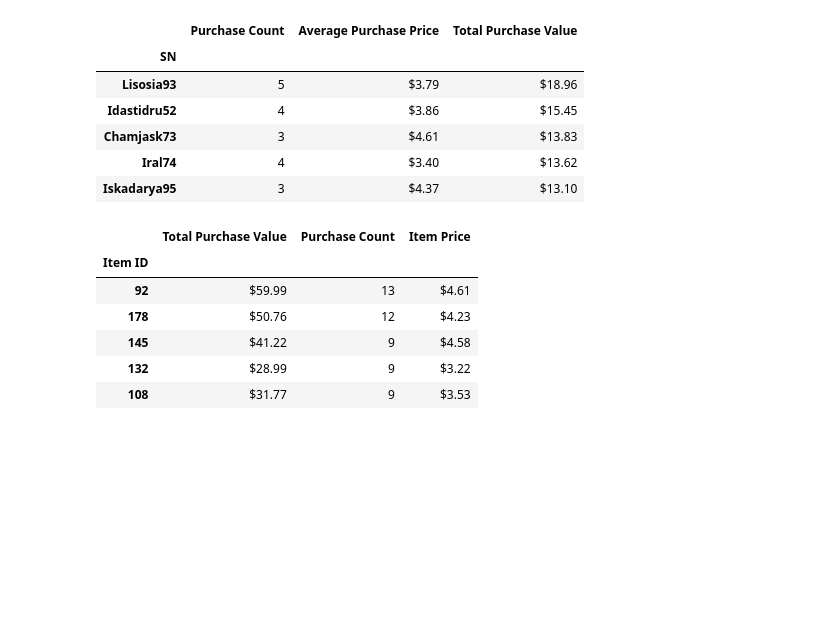
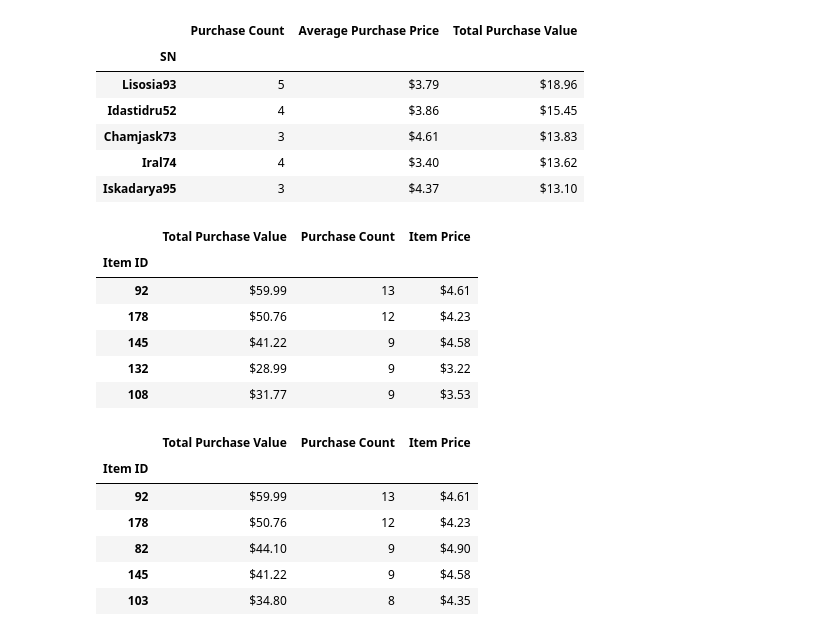
Before and after one commit to GND95/Pandas-Challenge, a Jupyter notebook: HeroesOfPymoli/Analysis.ipynb, the cells around one changed output. Drawn from its saved outputs; the diff is of its cells as text; code cells hidden in the pictures; blank space fills up the shorter version.

Commit message:
Created new data frame for analyzing which items generate the most profit

```diff
--- a/HeroesOfPymoli/Analysis.ipynb
+++ b/HeroesOfPymoli/Analysis.ipynb
@@ -225,3 +222,31 @@ popular_Item_IDs_df.head()
 | 145 | $41.22 | 9 | $4.58 |
 | 132 | $28.99 | 9 | $3.22 |
 | 108 | $31.77 | 9 | $3.53 |
+# %%
+popularItemIDs = purchaseData_df.groupby("Item ID")
+popularItemNames = purchaseData_df.groupby("Item Name")
+valueOfIDsPurchased = popularItemIDs[["Price"]].sum()
+valueOfNamesPurchased = popularItemNames[["Price"]].sum()
+numberOfTimesPurchased = popularItemIDs[["Price"]].count()
+singleItemPrice = popularItemIDs[["Price"]].mean()
+
+popular_Item_IDs_df = pd.DataFrame(valueOfIDsPurchased)
+popular_Item_Names_df = pd.DataFrame(valueOfNamesPurchased)
+
+popular_Item_IDs_df["Purchase Count"] = numberOfTimesPurchased
+popular_Item_IDs_df["Item Price"] = singleItemPrice
+
+popular_Item_IDs_df.rename(columns={'Price': 'Total Purchase Value'}, inplace=True) #renaming column to be more descriptive with regards to the current data frame data
+popular_Item_IDs_df["Item Price"] = popular_Item_IDs_df["Item Price"].astype(float).map("${:,.2f}".format) #rounding to two decimal places and prepending a dollar sign to beginning
+popular_Item_IDs_df.sort_values("Total Purchase Value", inplace=True, ascending=False) #sorting from Total Purchase Value from highest to lowest values
+popular_Item_IDs_df["Total Purchase Value"] = popular_Item_IDs_df["Total Purchase Value"].astype(float).map("${:,.2f}".format) #rounding to two decimal places and prepending a dollar sign to beginning
+
+popular_Item_IDs_df.head()
+# %% [output]
+|  | Total Purchase Value | Purchase Count | Item Price |
+| Item ID |  |  |  |
+| 92 | $59.99 | 13 | $4.61 |
+| 178 | $50.76 | 12 | $4.23 |
+| 82 | $44.10 | 9 | $4.90 |
+| 145 | $41.22 | 9 | $4.58 |
+| 103 | $34.80 | 8 | $4.35 |
```
Also changed, not shown: parts of 1 cell of this notebook.
